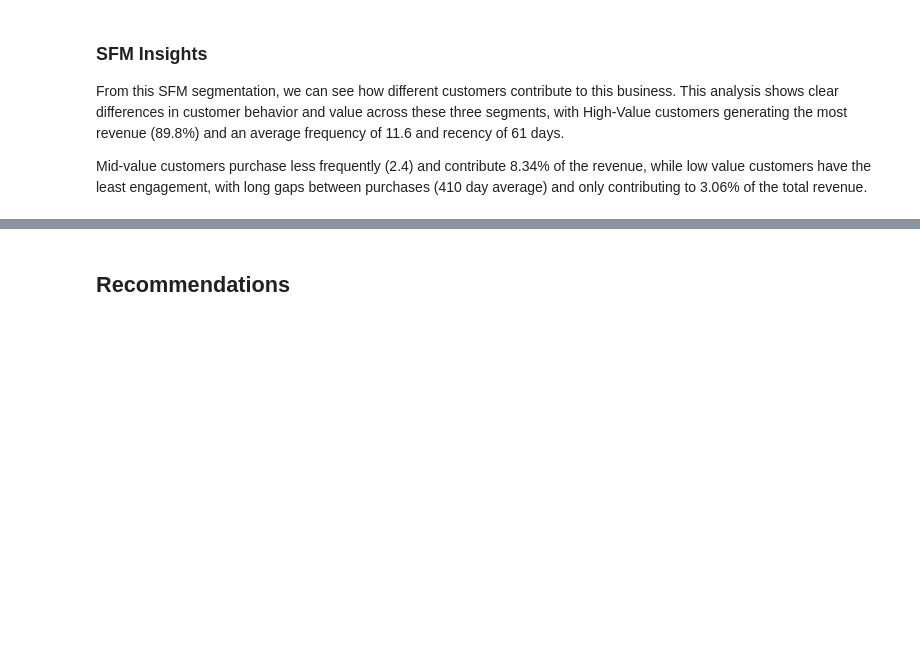
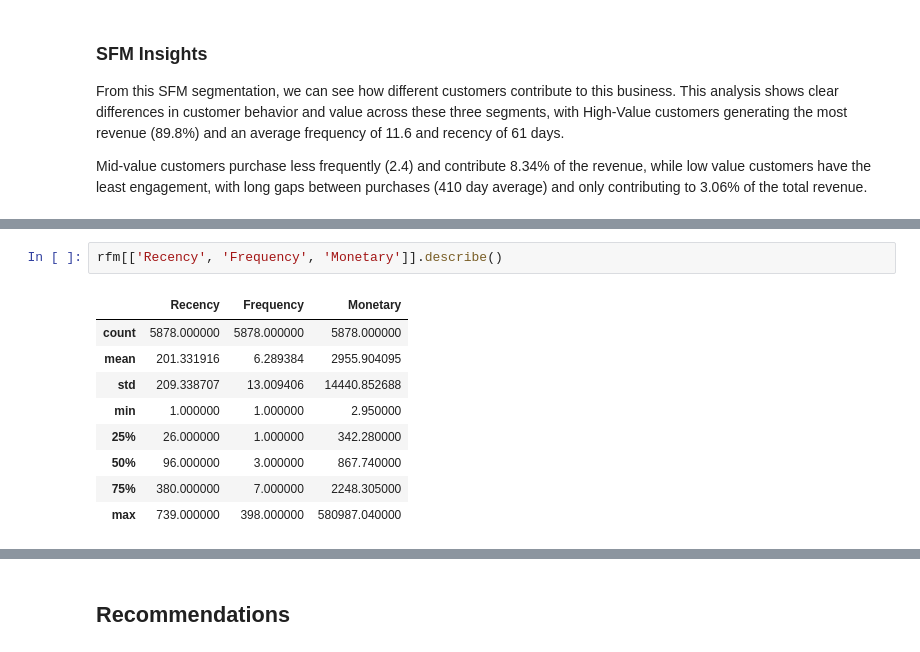
Before and after one commit to rh3mie/Online-Retail-Customer-Segmentation-Analysis, a Jupyter notebook: uci_retail_segmentation.ipynb, the cells around one changed output, grey strips where cells are left out. Saved outputs shown, nothing was run; the diff lists cells and outputs as text; blank space fills up the shorter version.

```diff
--- a/uci_retail_segmentation.ipynb
+++ b/uci_retail_segmentation.ipynb
@@ -576,0 +585,12 @@ Mid-value customers purchase less frequently (2.4) and contribute 8.34% of the r
+# %%
+rfm[['Recency', 'Frequency', 'Monetary']].describe()
+# %% [output]
+|  | Recency | Frequency | Monetary |
+| count | 5878.000000 | 5878.000000 | 5878.000000 |
+| mean | 201.331916 | 6.289384 | 2955.904095 |
+| std | 209.338707 | 13.009406 | 14440.852688 |
+| min | 1.000000 | 1.000000 | 2.950000 |
+| 25% | 26.000000 | 1.000000 | 342.280000 |
+| 50% | 96.000000 | 3.000000 | 867.740000 |
+| 75% | 380.000000 | 7.000000 | 2248.305000 |
+| max | 739.000000 | 398.000000 | 580987.040000 |
```
Also changed, not shown: parts of 14 cells of this notebook, 2 other files.
